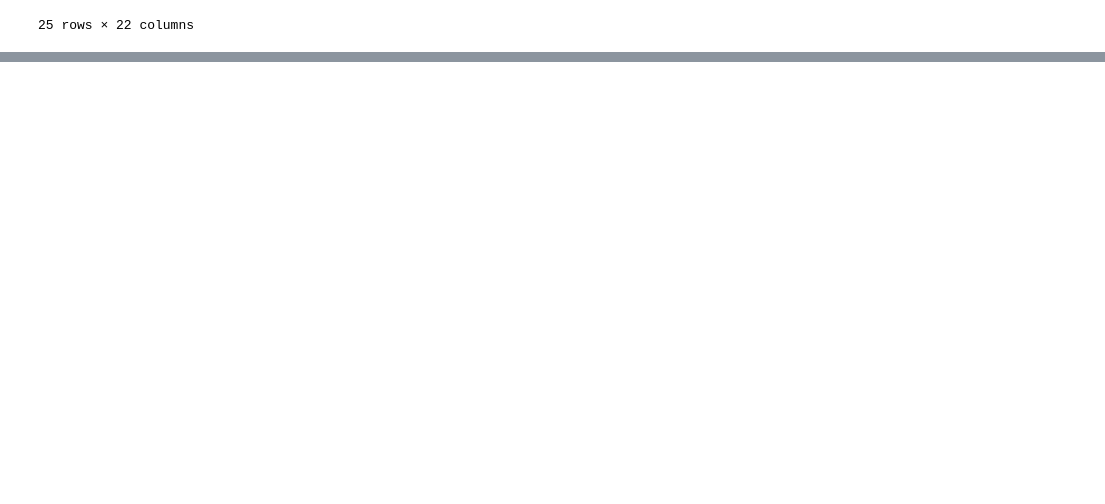
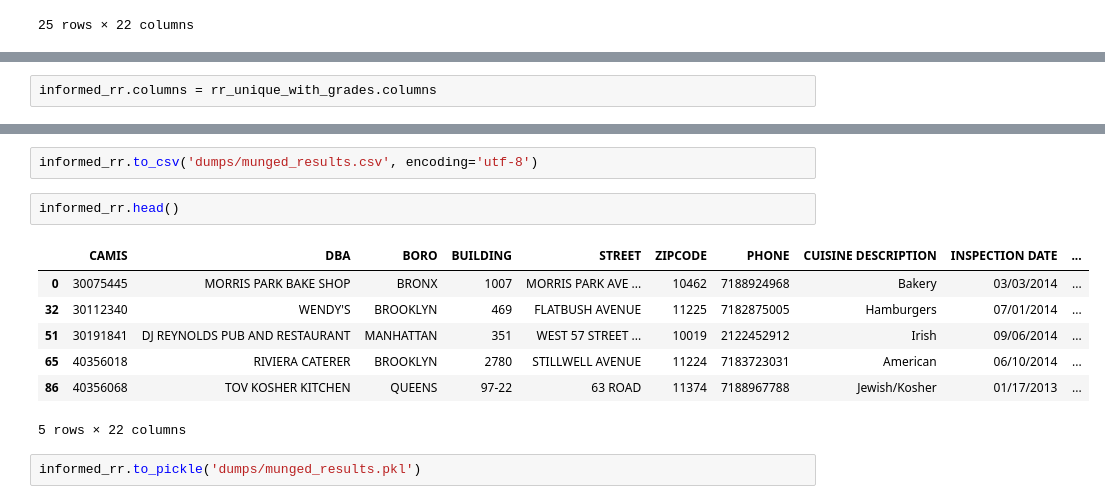
Before and after one commit to adrianbautista/foursquare-restaurant-grades, a Jupyter notebook: restaurant-ratings/restaurant-rating-munging.ipynb, the cells around one changed output, grey strips where cells are left out. Cells and saved outputs as stored; diff of their text form; blank space fills up the shorter version.

```diff
--- a/restaurant-ratings/restaurant-rating-munging.ipynb
+++ b/restaurant-ratings/restaurant-rating-munging.ipynb
@@ -143,0 +173,2 @@ informed_subset_test
+# %%
+informed_rr.columns = rr_unique_with_grades.columns
@@ -143,0 +184,14 @@ informed_subset_test
+# %%
+informed_rr.to_csv('dumps/munged_results.csv', encoding='utf-8')
+# %%
+informed_rr.head()
+# %% [output]
+|  | CAMIS | DBA | BORO | BUILDING | STREET | ZIPCODE | PHONE | CUISINE DESCRIPTION | INSPECTION DATE | ... |
+| 0 | 30075445 | MORRIS PARK BAKE SHOP | BRONX | 1007 | MORRIS PARK AVE ... | 10462 | 7188924968 | Bakery | 03/03/2014 | ... |
+| 32 | 30112340 | WENDY'S | BROOKLYN | 469 | FLATBUSH AVENUE | 11225 | 7182875005 | Hamburgers | 07/01/2014 | ... |
+| 51 | 30191841 | DJ REYNOLDS PUB AND RESTAURANT | MANHATTAN | 351 | WEST 57 STREET ... | 10019 | 2122452912 | Irish | 09/06/2014 | ... |
+| 65 | 40356018 | RIVIERA CATERER | BROOKLYN | 2780 | STILLWELL AVENUE | 11224 | 7183723031 | American | 06/10/2014 | ... |
+| 86 | 40356068 | TOV KOSHER KITCHEN | QUEENS | 97-22 | 63 ROAD | 11374 | 7188967788 | Jewish/Kosher | 01/17/2013 | ... |
+5 rows × 22 columns
+# %%
+informed_rr.to_pickle('dumps/munged_results.pkl')
```
Also changed, not shown: parts of 4 cells of this notebook, 2 other files.
